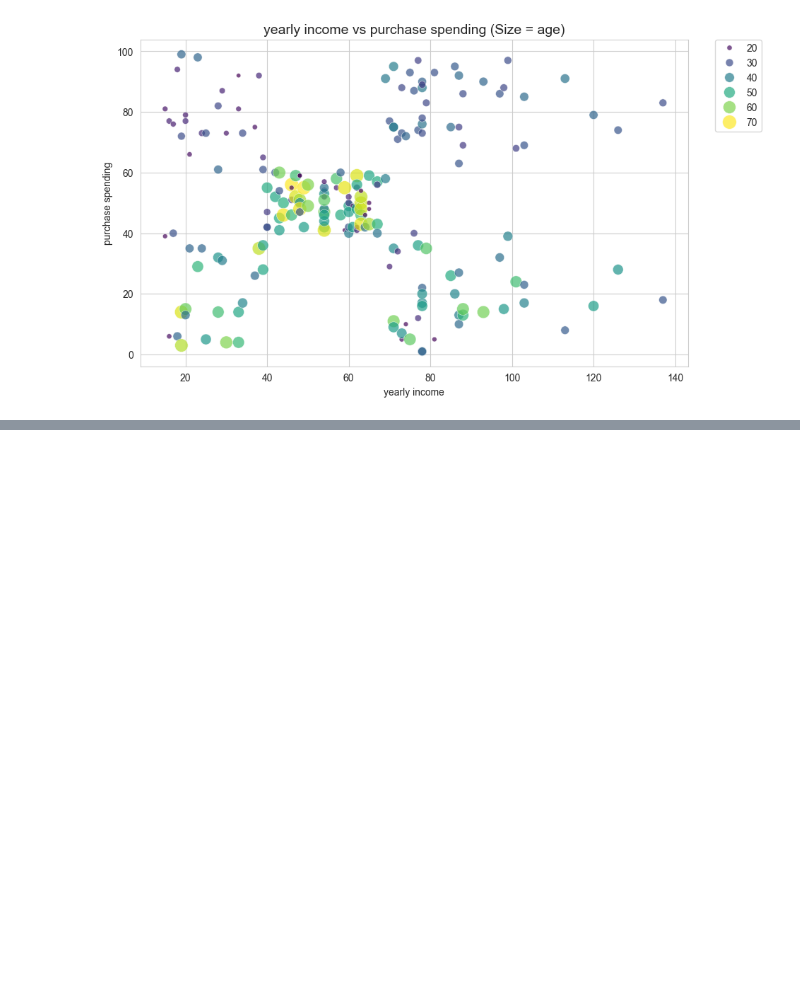
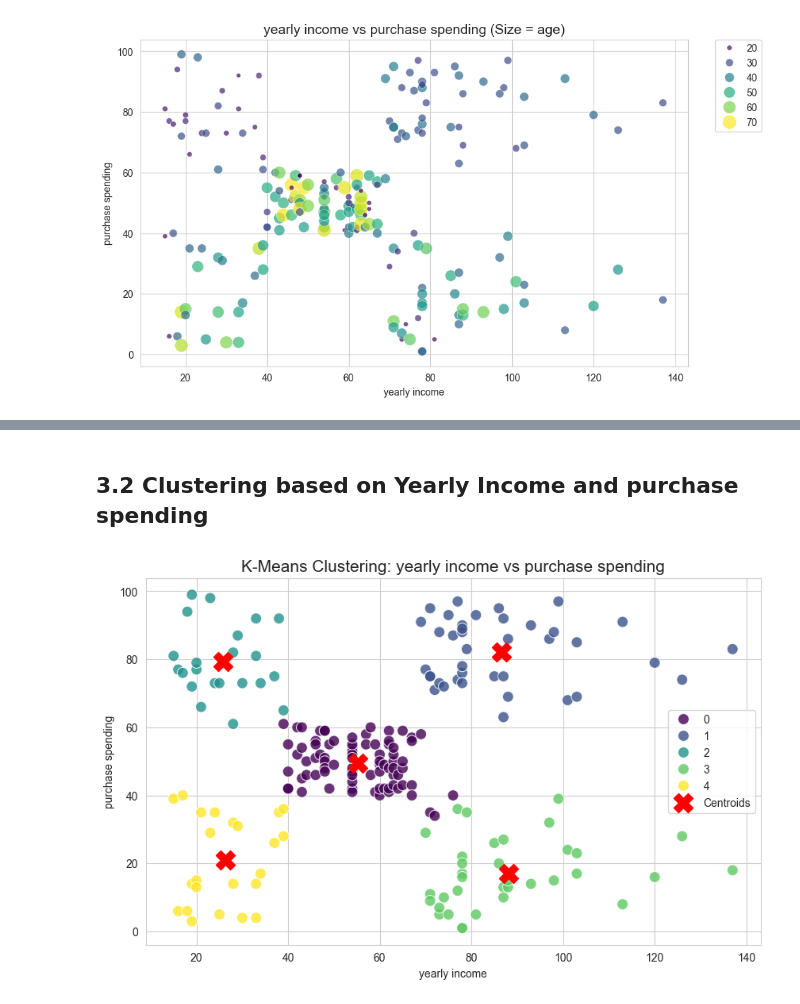
Before and after one commit to GitGud-f/customer-segmentation-kmeans, a Jupyter notebook: notebooks/analysis_report.ipynb, the cells around one changed output, grey strips where cells are left out. Saved outputs shown, nothing was run; the diff lists cells and outputs as text; code cells hidden in the pictures; blank space fills up the shorter version.

```diff
--- a/notebooks/analysis_report.ipynb
+++ b/notebooks/analysis_report.ipynb
@@ -137,0 +164,16 @@ visualization.plot_multivariate_bubble(
+# %% [markdown]
+## 3.2 Clustering based on Yearly Income and purchase spending
+# %%
+X2 = df_clean[['yearly income', 'purchase spending']]
+
+labels_2, centroids_2 = clustering.fit_kmeans(X2, n_clusters=5)
+
+visualization.plot_kmeans_clusters(
+    df_clean,
+    x_col='yearly income',
+    y_col='purchase spending',
+    labels=labels_2,
+    centroids=centroids_2
+)
+# %% [output]
+[figure, added]
```
Also changed, not shown: parts of 6 cells of this notebook, 3 other files.
